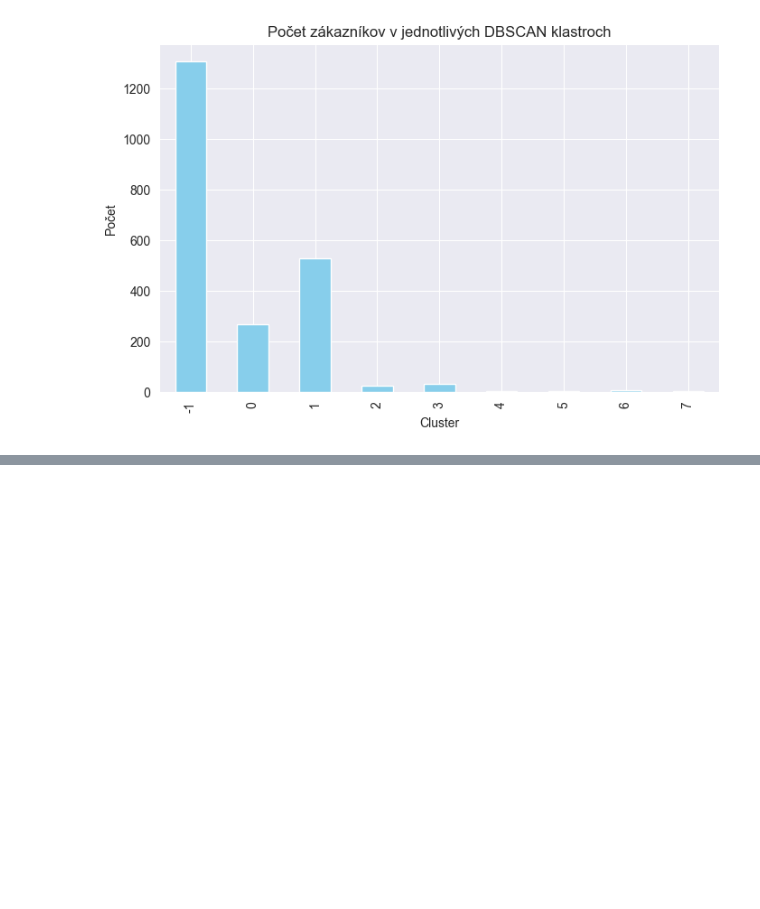
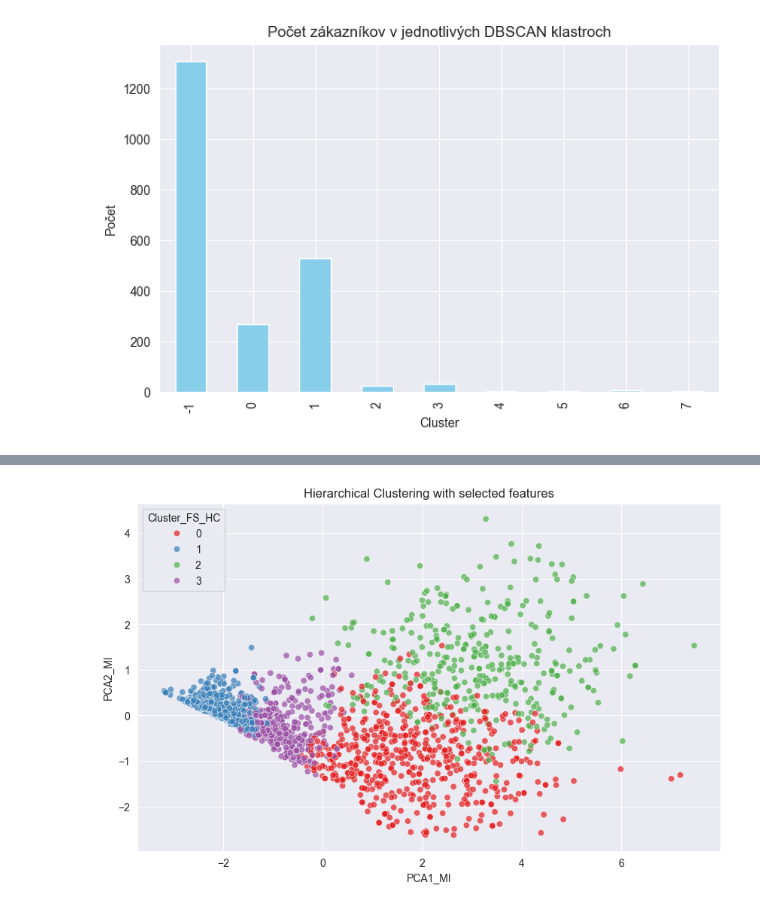
Before and after one commit to Kucharito/MachineLearning2, a Jupyter notebook: Projekt#1.ipynb, the cells around one changed output, grey strips where cells are left out. Cells and saved outputs as stored; diff of their text form; code cells hidden in the pictures; blank space fills up the shorter version.

```diff
--- a/Projekt#1.ipynb
+++ b/Projekt#1.ipynb
@@ -889,0 +909,7 @@ Tieto výsledky dopĺňajú zistenia z **K-Means a hierarchického zhlukovania**
+# %%
+plt.figure(figsize=(10, 6))
+sns.scatterplot(x='PCA1_MI', y='PCA2_MI', hue='Cluster_FS_HC', data=df_final, palette='Set1', alpha=0.7)
+plt.title('Hierarchical Clustering with selected features')
+plt.show()
+# %% [output]
+[figure, added]
```
Also changed, not shown: parts of 25 cells of this notebook.
